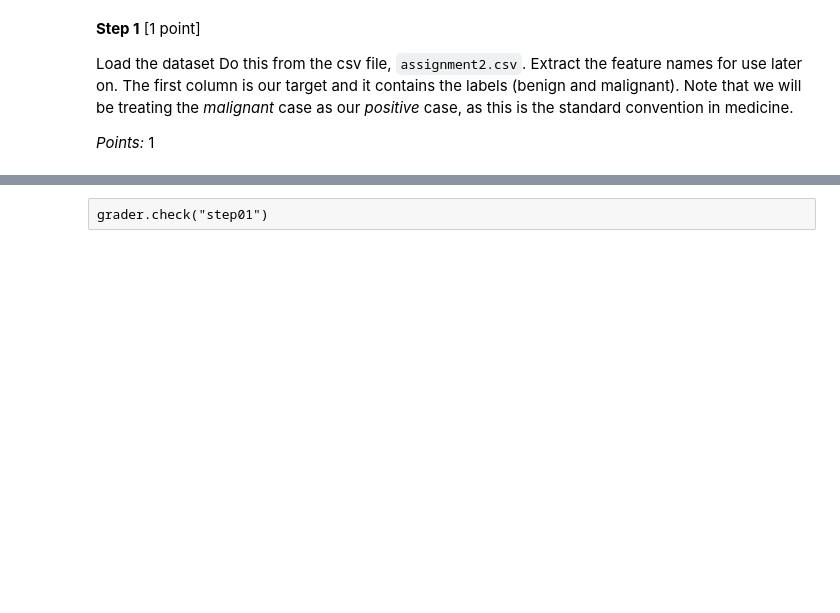
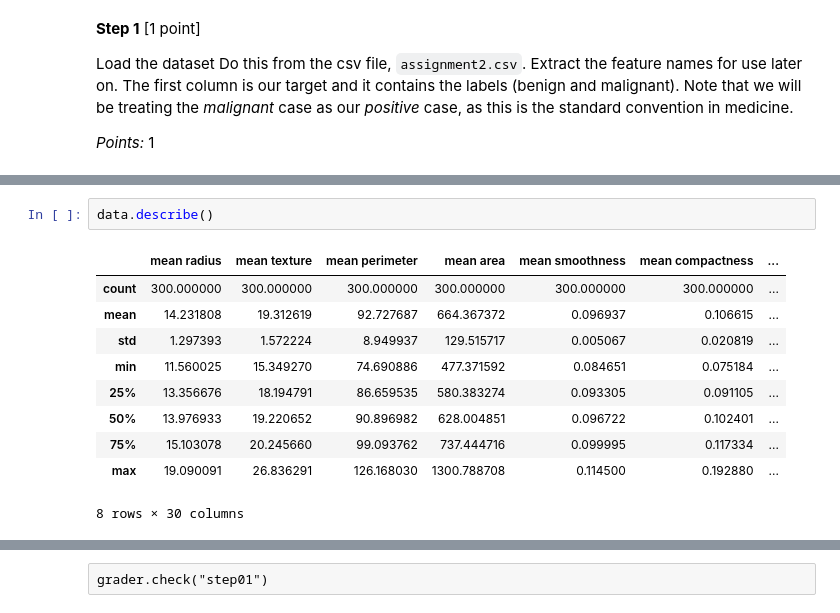
Before and after one commit to malshthunga/portfolio, a Jupyter notebook: Breast Cancer Detection ML/UMLT_A2_2024.ipynb, the cells around one changed output, grey strips where cells are left out. Cells and saved outputs as stored; diff of their text form; blank space fills up the shorter version.

```diff
--- a/Breast Cancer Detection ML/UMLT_A2_2024.ipynb
+++ b/Breast Cancer Detection ML/UMLT_A2_2024.ipynb
@@ -83,0 +121,13 @@ step1_data = feature_names
+# %%
+data.describe()
+# %% [output]
+|  | mean radius | mean texture | mean perimeter | mean area | mean smoothness | mean compactness | ... |
+| count | 300.000000 | 300.000000 | 300.000000 | 300.000000 | 300.000000 | 300.000000 | ... |
+| mean | 14.231808 | 19.312619 | 92.727687 | 664.367372 | 0.096937 | 0.106615 | ... |
+| std | 1.297393 | 1.572224 | 8.949937 | 129.515717 | 0.005067 | 0.020819 | ... |
+| min | 11.560025 | 15.349270 | 74.690886 | 477.371592 | 0.084651 | 0.075184 | ... |
+| 25% | 13.356676 | 18.194791 | 86.659535 | 580.383274 | 0.093305 | 0.091105 | ... |
+| 50% | 13.976933 | 19.220652 | 90.896982 | 628.004851 | 0.096722 | 0.102401 | ... |
+| 75% | 15.103078 | 20.245660 | 99.093762 | 737.444716 | 0.099995 | 0.117334 | ... |
+| max | 19.090091 | 26.836291 | 126.168030 | 1300.788708 | 0.114500 | 0.192880 | ... |
+8 rows × 30 columns
```
Also changed, not shown: parts of 32 cells of this notebook, 1 other file.
